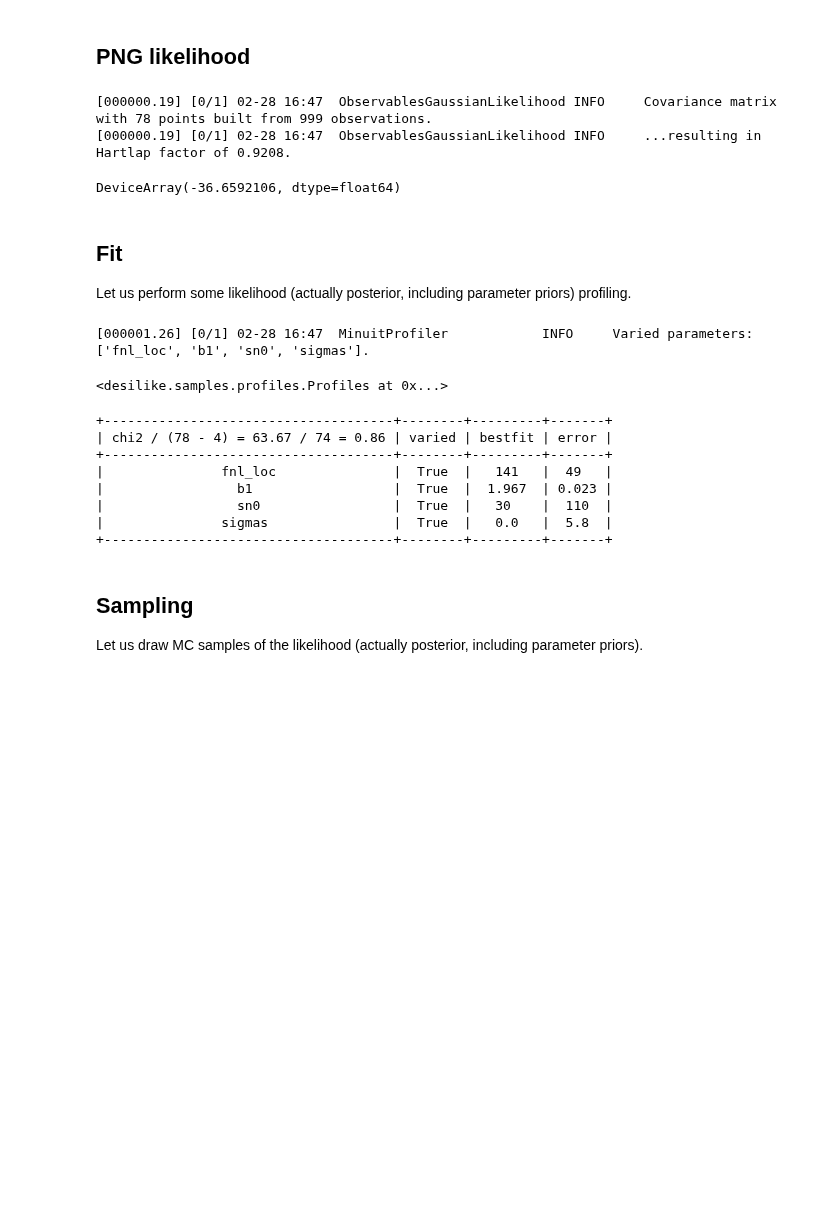
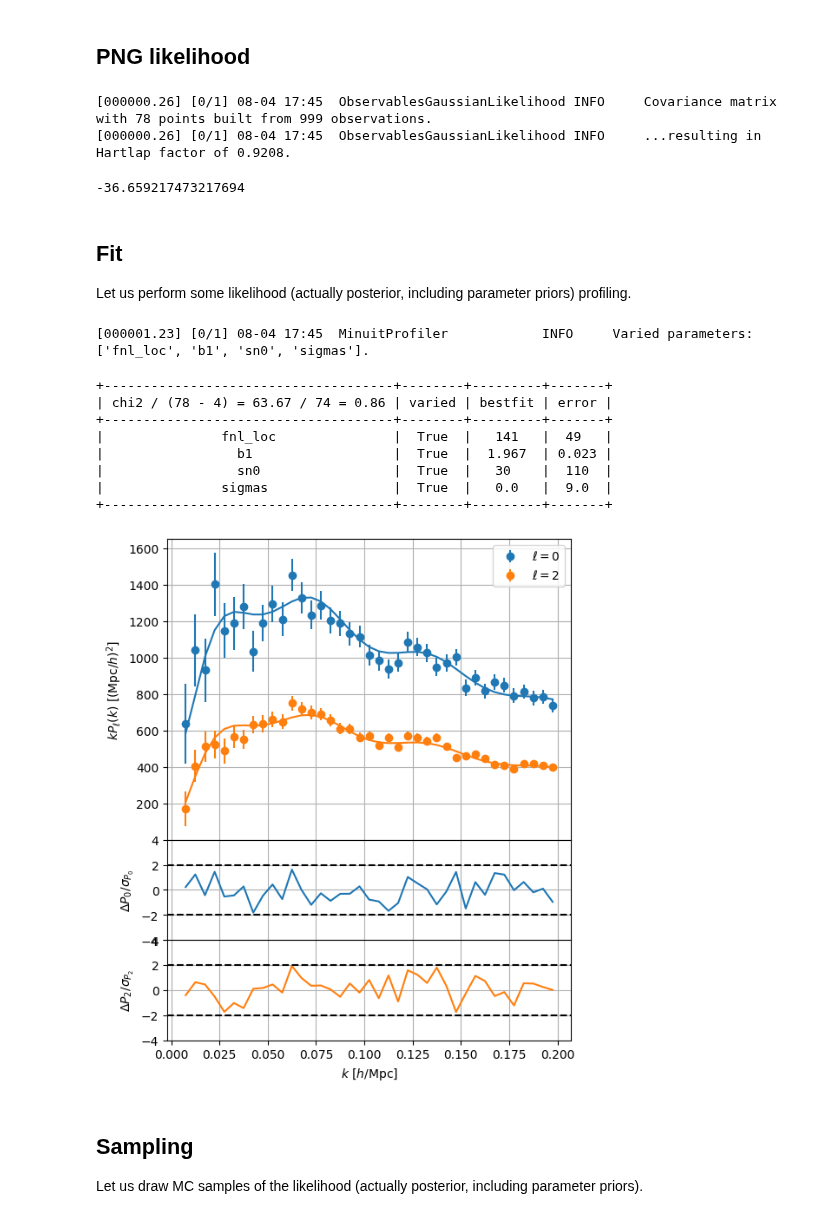
Before and after one commit to cosmodesi/desilike, a Jupyter notebook: nb/png_examples.ipynb, the cells around one changed output. Drawn from its saved outputs; the diff is of its cells as text; code cells hidden in the pictures; blank space fills up the shorter version.

```diff
--- a/nb/png_examples.ipynb
+++ b/nb/png_examples.ipynb
@@ -68,22 +68,22 @@ template = FixedPowerSpectrumTemplate(z=z, fiducial='DESI')
 # - "bfnl_loc": bfnl_loc = bphi * fnl_loc as a parameter'
 # Here we choose b-p parameterization
 theory = PNGTracerPowerSpectrumMultipoles(template=template, mode='b-p')
-theory.params['p'].update(fixed=True)  # not fixing p biases fnl_loc posterior
+theory.init.params['p'].update(fixed=True)  # not fixing p biases fnl_loc posterior
 # In our mock data sigmas = 0, so just fix it to 0
-#theory.params['sigmas'].value = 0.
-#theory.params['sigmas'].fixed = True
+#theory.init.params['sigmas'].value = 0.
+#theory.init.params['sigmas'].fixed = True
 observable = TracerPowerSpectrumMultipolesObservable(data=data, covariance=mocks,
                                                      #klim={0: [0.005, 0.2]},
-                                                     klim={0: [0.005, 0.2, 0.005], 2: [0.005, 0.2, 0.005]}, # fit monopole and quadrupole, between 0.02 and 0.2 h/Mpc
+                                                     klim={0: [0.005, 0.2, 0.005], 2: [0.005, 0.2, 0.005]}, # fit monopole and quadrupole, between 0.005 and 0.2 h/Mpc
                                                      theory=theory)
 likelihood = ObservablesGaussianLikelihood(observables=[observable])
 
 setup_logging()
 likelihood()  # just to initialize
 # %% [output]
-[000000.19] [0/1] 02-28 16:47  ObservablesGaussianLikelihood INFO     Covariance matrix with 78 points built from 999 observations.
-[000000.19] [0/1] 02-28 16:47  ObservablesGaussianLikelihood INFO     ...resulting in Hartlap factor of 0.9208.
+[000000.26] [0/1] 08-04 17:45  ObservablesGaussianLikelihood INFO     Covariance matrix with 78 points built from 999 observations.
+[000000.26] [0/1] 08-04 17:45  ObservablesGaussianLikelihood INFO     ...resulting in Hartlap factor of 0.9208.
-DeviceArray(-36.6592106, dtype=float64)
+-36.659217473217694
 # %% [markdown]
 ## Fit
 Let us perform some likelihood (actually posterior, including parameter priors) profiling.
@@ -96,8 +96,7 @@ profiler = MinuitProfiler(likelihood, seed=42)
 # NOTE: With MPI, these runs are performed in parallel
 profiles = profiler.maximize(niterations=5)
 # %% [output]
-[000001.26] [0/1] 02-28 16:47  MinuitProfiler            INFO     Varied parameters: ['fnl_loc', 'b1', 'sn0', 'sigmas'].
+[000001.23] [0/1] 08-04 17:45  MinuitProfiler            INFO     Varied parameters: ['fnl_loc', 'b1', 'sn0', 'sigmas'].
-<desilike.samples.profiles.Profiles at 0x...>
 # %%
 print(profiles.to_stats(tablefmt='pretty'))
 # %% [output]
@@ -107,8 +106,14 @@ print(profiles.to_stats(tablefmt='pretty'))
 |               fnl_loc               |  True  |   141   |  49   |
 |                 b1                  |  True  |  1.967  | 0.023 |
 |                 sn0                 |  True  |   30    |  110  |
-|               sigmas                |  True  |   0.0   |  5.8  |
+|               sigmas                |  True  |   0.0   |  9.0  |
 +-------------------------------------+--------+---------+-------+
+# %%
+likelihood(**profiles.bestfit.choice(input=True))
+observable.plot()
+plt.show()
+# %% [output]
+[figure, added]
 # %% [markdown]
 ## Sampling
 Let us draw MC samples of the likelihood (actually posterior, including parameter priors).
```
Also changed, not shown: parts of 3 cells of this notebook, 17 other files.
